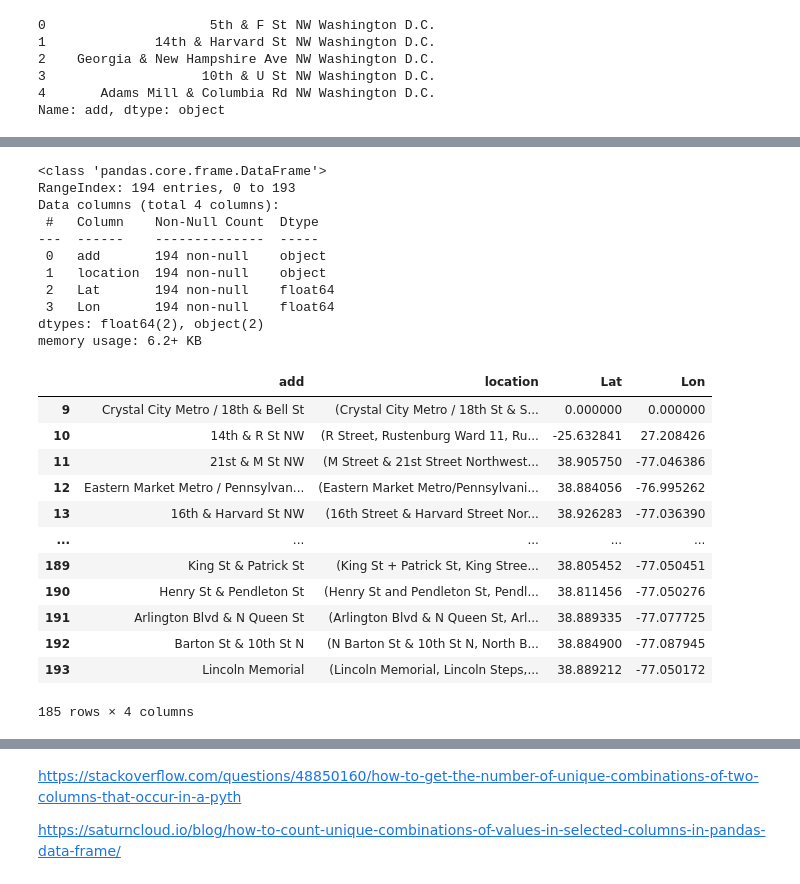
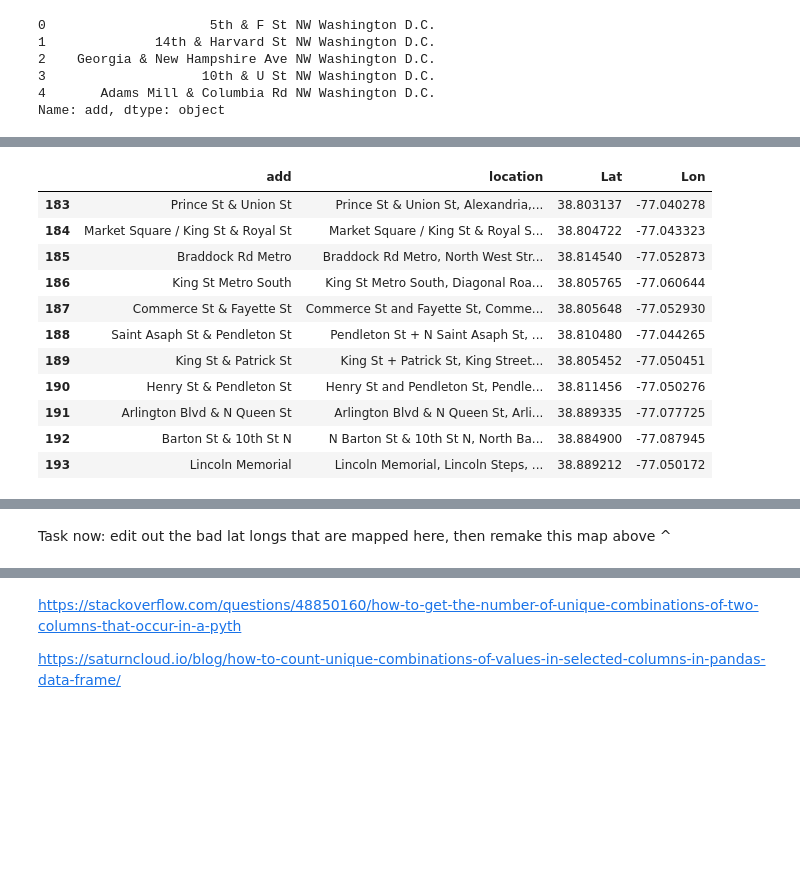
Before and after one commit to cdb8675309/Project3_Sprint-2, a Jupyter notebook: P3_S2.ipynb, the cells around one changed output, grey strips where cells are left out. Cells and saved outputs as stored; diff of their text form; code cells hidden in the pictures; blank space fills up the shorter version.

```diff
--- a/P3_S2.ipynb
+++ b/P3_S2.ipynb
@@ -852,3 +805,22 @@ print (zero_values)
+# %%
+#manual modification station to edit bad latlongs
+# stations_df7.at[183,'Lat'] = 38.803137
+# stations_df7.at[183, 'Lon'] = -77.040278
+# stations_df7.at[183, 'location'] = 'Prince St & Union St, Alexandria, VA 22314, USA'
+stations_df7.loc[183:]
+# %% [output]
+|  | add | location | Lat | Lon |
+| 183 | Prince St & Union St | Prince St & Union St, Alexandria,... | 38.803137 | -77.040278 |
+| 184 | Market Square / King St & Royal St | Market Square / King St & Royal S... | 38.804722 | -77.043323 |
+| 185 | Braddock Rd Metro | Braddock Rd Metro, North West Str... | 38.814540 | -77.052873 |
+| 186 | King St Metro South | King St Metro South, Diagonal Roa... | 38.805765 | -77.060644 |
+| 187 | Commerce St & Fayette St | Commerce St and Fayette St, Comme... | 38.805648 | -77.052930 |
+| 188 | Saint Asaph St & Pendleton St | Pendleton St + N Saint Asaph St, ... | 38.810480 | -77.044265 |
+| 189 | King St & Patrick St | King St + Patrick St, King Street... | 38.805452 | -77.050451 |
+| 190 | Henry St & Pendleton St | Henry St and Pendleton St, Pendle... | 38.811456 | -77.050276 |
+| 191 | Arlington Blvd & N Queen St | Arlington Blvd & N Queen St, Arli... | 38.889335 | -77.077725 |
+| 192 | Barton St & 10th St N | N Barton St & 10th St N, North Ba... | 38.884900 | -77.087945 |
+| 193 | Lincoln Memorial | Lincoln Memorial, Lincoln Steps, ... | 38.889212 | -77.050172 |
 # %%
 #Now mapping our data from above
 # import the library
@@ -869,17 +841,3 @@ for i in range(0,len(stations_df)):
 m
 # %% [output]
 [interactive output not drawn]
-# %%
-stations_df.info()
-# %% [output]
-<class 'pandas.core.frame.DataFrame'>
-RangeIndex: 194 entries, 0 to 193
-Data columns (total 4 columns):
- #   Column    Non-Null Count  Dtype
----  ------    --------------  -----
- 0   add       194 non-null    object
- 1   location  194 non-null    object
- 2   Lat       194 non-null    float64
- 3   Lon       194 non-null    float64
-dtypes: float64(2), object(2)
-memory usage: 6.2+ KB
@@ -888,24 +844,5 @@ stations_df_copy = stations_df.copy()
-# %%
-#why are lat/lon not letting me replace their 0.0 values?
-
-stations_df.at[9,'Lat'] == 38.857743585
-stations_df.at[9, 'Lon'] == -77.051686975
-stations_df.at[9, 'location'] = '(Crystal City Metro / 18th St & S Bell St, Arlington, VA 22240, United States)'
-stations_df.loc[9:]
-# %% [output]
-|  | add | location | Lat | Lon |
-| 9 | Crystal City Metro / 18th & Bell St | (Crystal City Metro / 18th St & S... | 0.000000 | 0.000000 |
-| 10 | 14th & R St NW | (R Street, Rustenburg Ward 11, Ru... | -25.632841 | 27.208426 |
-| 11 | 21st & M St NW | (M Street & 21st Street Northwest... | 38.905750 | -77.046386 |
-| 12 | Eastern Market Metro / Pennsylvan... | (Eastern Market Metro/Pennsylvani... | 38.884056 | -76.995262 |
-| 13 | 16th & Harvard St NW | (16th Street & Harvard Street Nor... | 38.926283 | -77.036390 |
-| ... | ... | ... | ... | ... |
-| 189 | King St & Patrick St | (King St + Patrick St, King Stree... | 38.805452 | -77.050451 |
-| 190 | Henry St & Pendleton St | (Henry St and Pendleton St, Pendl... | 38.811456 | -77.050276 |
-| 191 | Arlington Blvd & N Queen St | (Arlington Blvd & N Queen St, Arl... | 38.889335 | -77.077725 |
-| 192 | Barton St & 10th St N | (N Barton St & 10th St N, North B... | 38.884900 | -77.087945 |
-| 193 | Lincoln Memorial | (Lincoln Memorial, Lincoln Steps,... | 38.889212 | -77.050172 |
-185 rows × 4 columns
+# %% [markdown]
+Task now: edit out the bad lat longs that are mapped here, then remake this map above ^
 # %%
 #nan hunting
 zero_values = stations_df[stations_df['Lat']==0]
```
Also changed, not shown: parts of 24 cells of this notebook.
